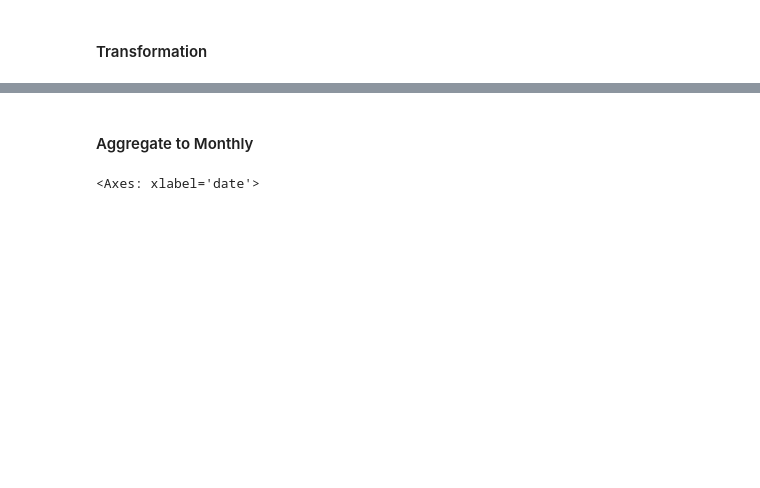
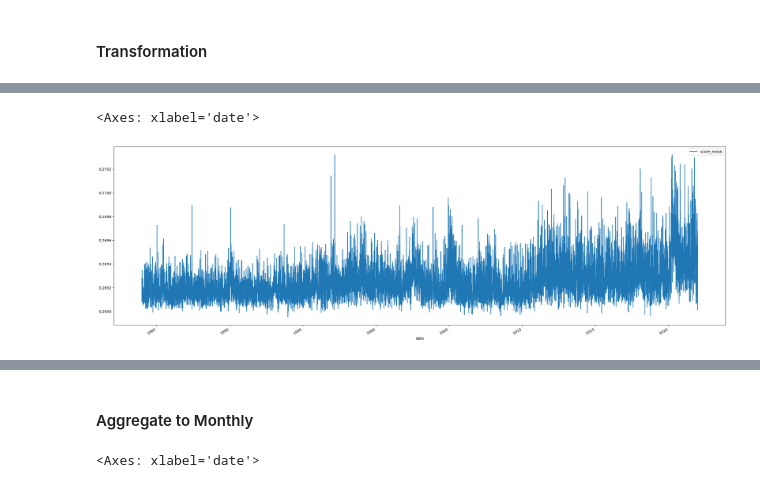
Before and after one commit to jfan1256/fenui, a Jupyter notebook: exec_research/exec_bow/bow.ipynb, the cells around one changed output, grey strips where cells are left out. Saved outputs shown, nothing was run; the diff lists cells and outputs as text; code cells hidden in the pictures; blank space fills up the shorter version.

Commit message:
updated sigmoid

```diff
--- a/exec_research/exec_bow/bow.ipynb
+++ b/exec_research/exec_bow/bow.ipynb
@@ -311,0 +326,9 @@ index_relu.plot(figsize=(30, 10))
+# %%
+# Sigmoid
+sigmoid_cos_sim = 1 / (1 + np.exp(-(0.75 * cos_sim_filter + -1)))
+sigmoid_cos_sim = sigmoid_cos_sim.mean(axis=1).to_frame('score_mean')
+index_sigmoid = sigmoid_cos_sim.groupby('date').mean()
+index_sigmoid.plot(figsize=(30, 10))
+# %% [output]
+<Axes: xlabel='date'>
+[figure, added]
```
Also changed, not shown: parts of 11 cells of this notebook, 2 other files.
